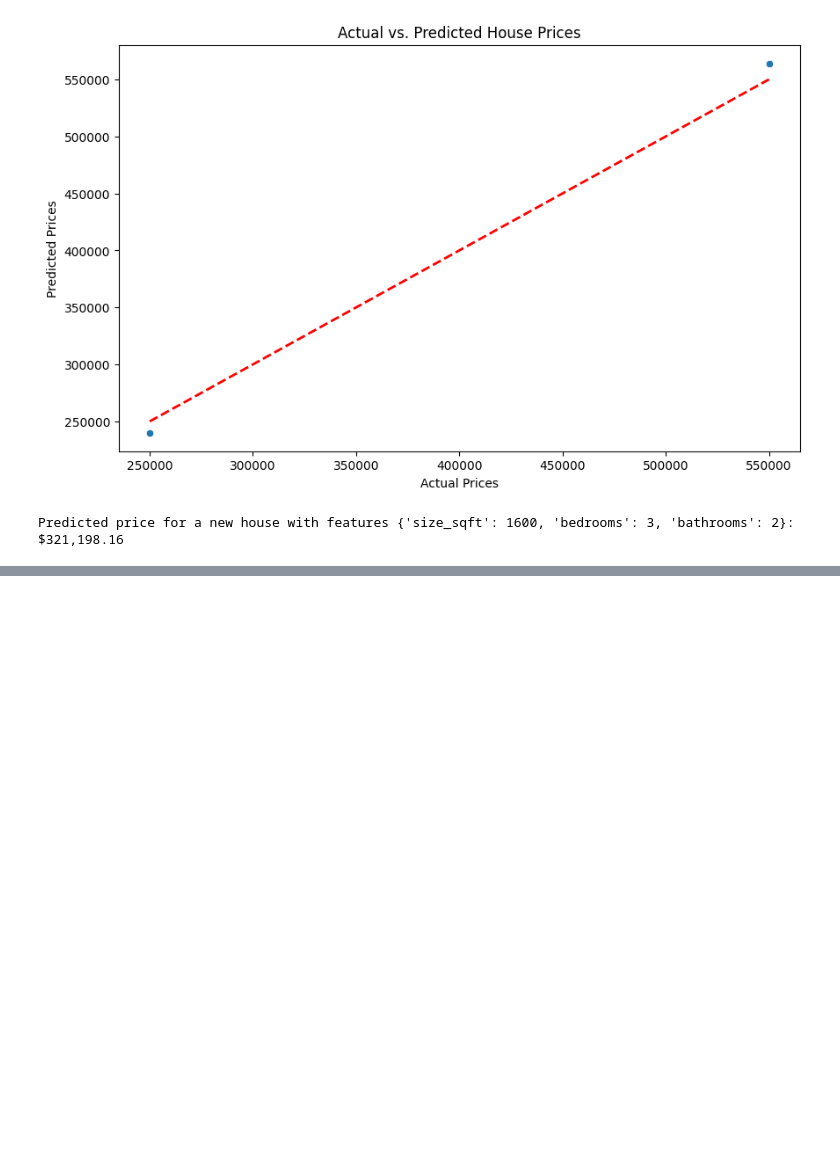
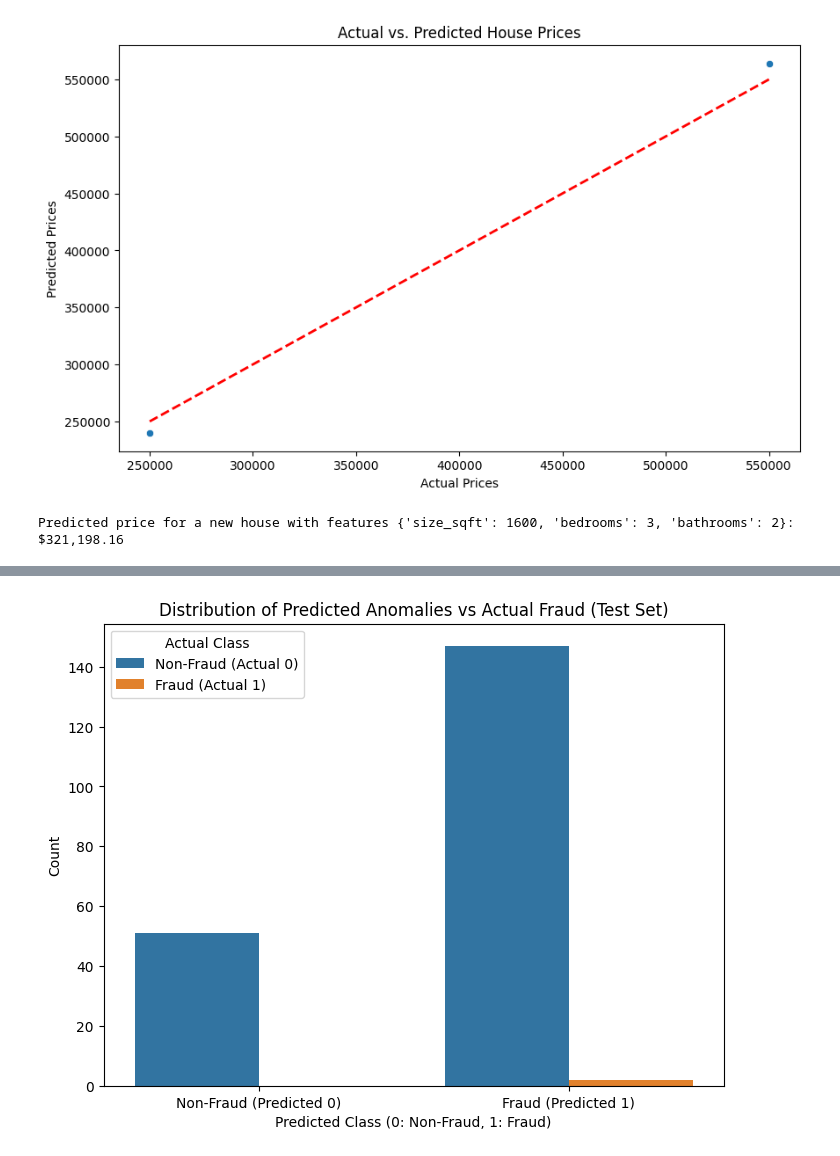
Before and after one commit to manoj791/predictive, a Jupyter notebook: house_price_prediction.ipynb, the cells around one changed output, grey strips where cells are left out. Drawn from its saved outputs; the diff is of its cells as text; code cells hidden in the pictures; blank space fills up the shorter version.

```diff
--- a/house_price_prediction.ipynb
+++ b/house_price_prediction.ipynb
@@ -82,3 +82,72 @@ Predicted price for a new house with features {'size_sqft': 1600, 'bedrooms': 3,
 # prompt: accuracy for the abovecode
 
 print(f'R-squared: {r2}')
+# %%
+import numpy as np
+import pandas as pd
+from sklearn.model_selection import train_test_split
+from sklearn.ensemble import IsolationForest
+from sklearn.metrics import classification_report, confusion_matrix, accuracy_score
+import matplotlib.pyplot as plt
+import seaborn as sns
+
+# Install libraries (already done in the first cell, but kept here for completeness)
+!pip install scikit-learn pandas matplotlib seaborn
+
+# Load the dataset (replace 'creditcard.csv' with your file path)
+try:
+    df = pd.read_csv('creditcard.csv')
+    print("Dataset loaded successfully.")
+except FileNotFoundError:
+    print("Error: 'creditcard.csv' not found. Please upload or provide the correct path to your dataset.")
+    # Create a dummy dataset for demonstration if file is not found
+    data = {f'V{i}': [np.random.rand() * 1000 for _ in range(1000)] for i in range(1, 29)}
+    data['Amount'] = [np.random.rand() * 1000 for _ in range(1000)]
+    data['Time'] = [i for i in range(1000)]
+    data['Class'] = [0] * 990 + [1] * 10  # Create an imbalanced dataset
+    df = pd.DataFrame(data)
+    print("Using a dummy dataset for demonstration.")
+
+# Drop the 'Time' column as it's not typically used in this type of model
+df = df.drop(['Time'], axis=1)
+
+# Define features (X) and target (y)
+X = df.drop('Class', axis=1)
+y = df['Class']
+
+# Split data into training and testing sets with stratification
+X_train, X_test, y_train, y_test = train_test_split(X, y, test_size=0.2, random_state=42, stratify=y)
+
+# Create an Isolation Forest model
+# Isolation Forest is suitable for anomaly detection (fraud is an anomaly)
+model = IsolationForest(n_estimators=100, contamination='auto', random_state=42)
+
+# Train the model
+model.fit(X_train)
+
+# Make predictions on the test set
+# Isolation Forest predicts -1 for anomalies (fraud) and 1 for inliers (non-fraud)
+y_pred_test_iso = model.predict(X_test)
+
+# Convert predictions to 0 (non-fraud) and 1 (fraud) to match the original 'Class' column
+y_pred_test_iso = [1 if i == -1 else 0 for i in y_pred_test_iso]
+
+# Evaluate the model
+print("Isolation Forest Evaluation:")
+print("Confusion Matrix:")
+print(confusion_matrix(y_test, y_pred_test_iso))
+print("\nClassification Report:")
+print(classification_report(y_test, y_pred_test_iso))
+print("\nAccuracy Score:")
+print(accuracy_score(y_test, y_pred_test_iso))
+
+# Visualize the results
+plt.figure(figsize=(8, 6))
+sns.countplot(x=y_pred_test_iso, hue=y_test)
+plt.title('Distribution of Predicted Anomalies vs Actual Fraud (Test Set)')
+plt.xlabel('Predicted Class (0: Non-Fraud, 1: Fraud)')
+plt.ylabel('Count')
+plt.xticks([0, 1], ['Non-Fraud (Predicted 0)', 'Fraud (Predicted 1)'])
+plt.legend(title='Actual Class', labels=['Non-Fraud (Actual 0)', 'Fraud (Actual 1)'])
+plt.show()
+# %% [output]
@@ -84,0 +171 @@ print(f'R-squared: {r2}')
+[figure, added]
```
Also changed, not shown: parts of 2 cells of this notebook.
